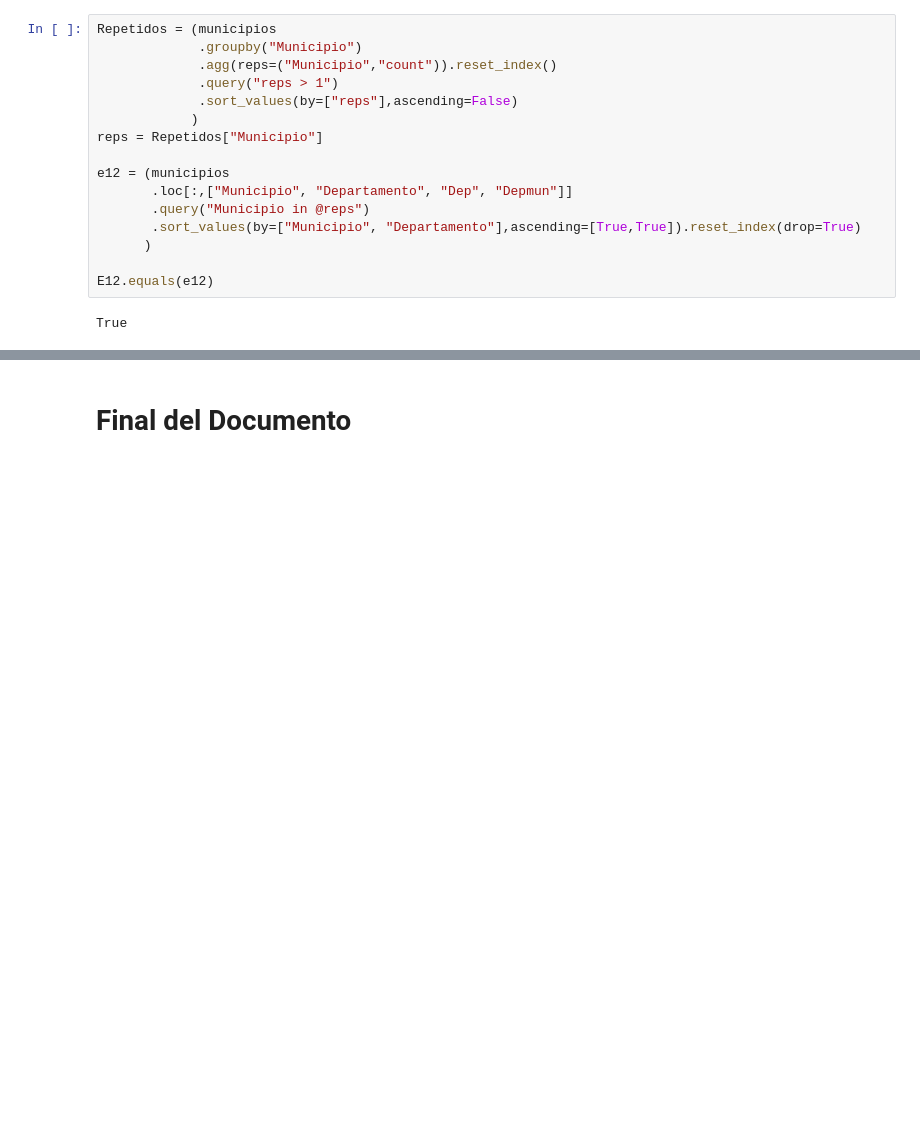
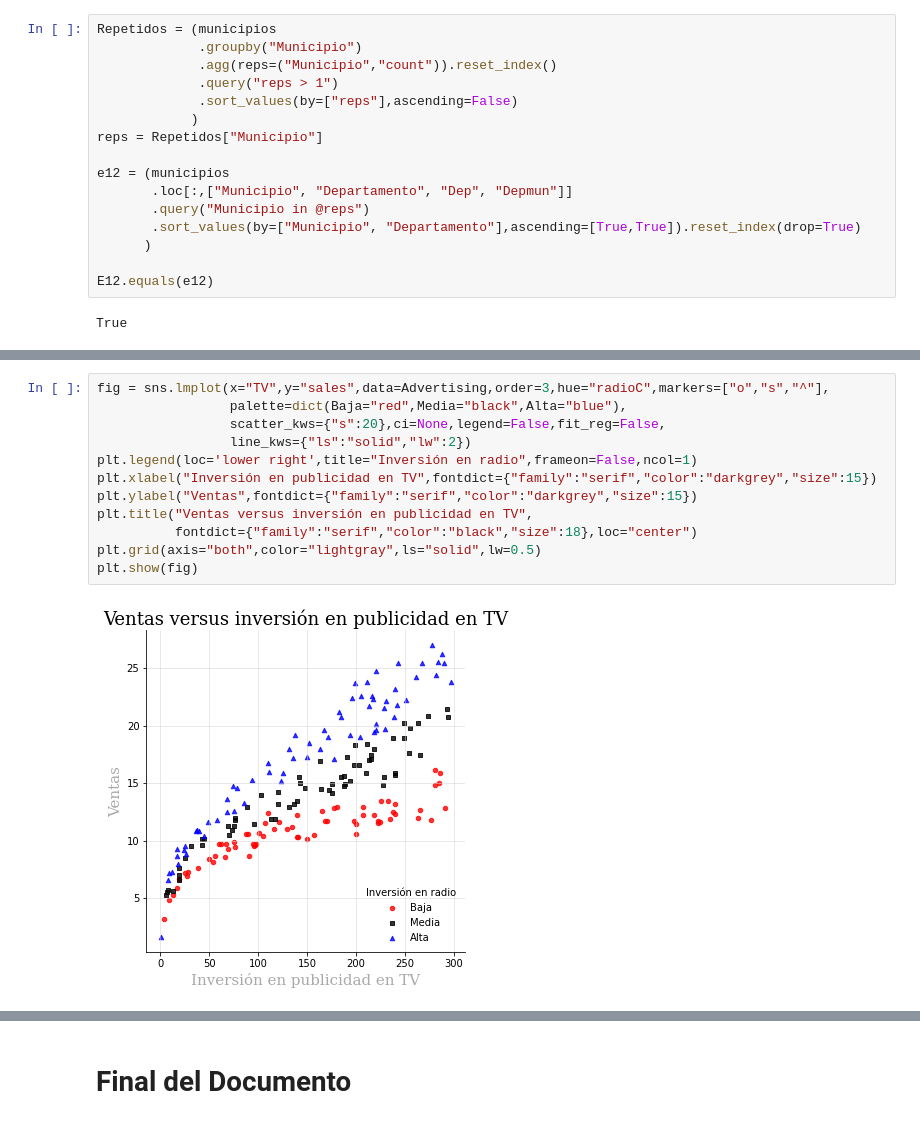
Before and after one commit to juanse1608/AdvancedStatisticsTopics, a Jupyter notebook: Notebooks/PandasManipulation.ipynb, the cells around one changed output, grey strips where cells are left out. Cells and saved outputs as stored; diff of their text form; blank space fills up the shorter version.

```diff
--- a/Notebooks/PandasManipulation.ipynb
+++ b/Notebooks/PandasManipulation.ipynb
@@ -245,0 +283,14 @@ True
+# %%
+fig = sns.lmplot(x="TV",y="sales",data=Advertising,order=3,hue="radioC",markers=["o","s","^"],
+                 palette=dict(Baja="red",Media="black",Alta="blue"),
+                 scatter_kws={"s":20},ci=None,legend=False,fit_reg=False,
+                 line_kws={"ls":"solid","lw":2})
+plt.legend(loc='lower right',title="Inversión en radio",frameon=False,ncol=1)
+plt.xlabel("Inversión en publicidad en TV",fontdict={"family":"serif","color":"darkgrey","size":15})
+plt.ylabel("Ventas",fontdict={"family":"serif","color":"darkgrey","size":15})
+plt.title("Ventas versus inversión en publicidad en TV",
+          fontdict={"family":"serif","color":"black","size":18},loc="center")
+plt.grid(axis="both",color="lightgray",ls="solid",lw=0.5)
+plt.show(fig)
+# %% [output]
+[figure, added]
```
Also changed, not shown: parts of 14 cells of this notebook, 1 other file.
